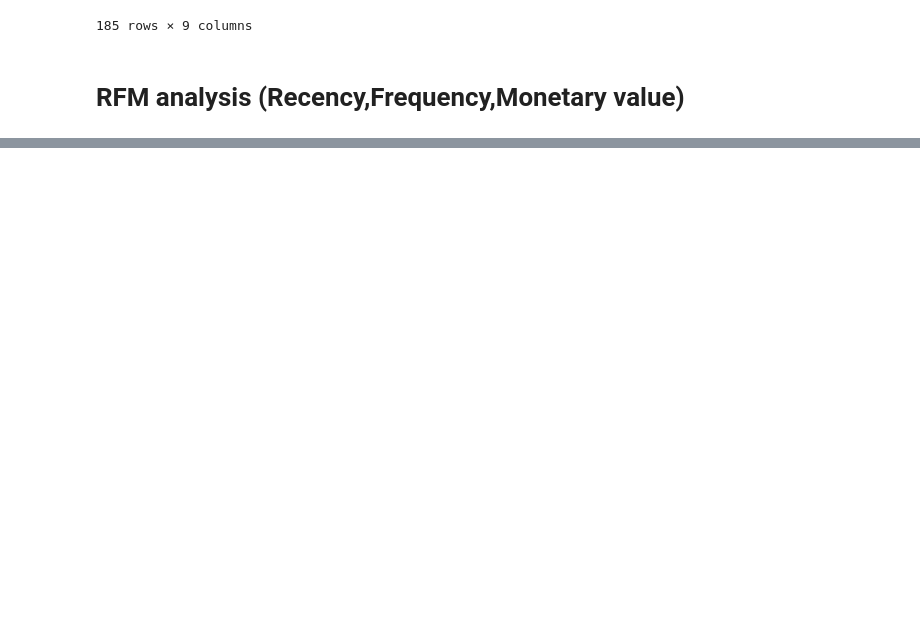
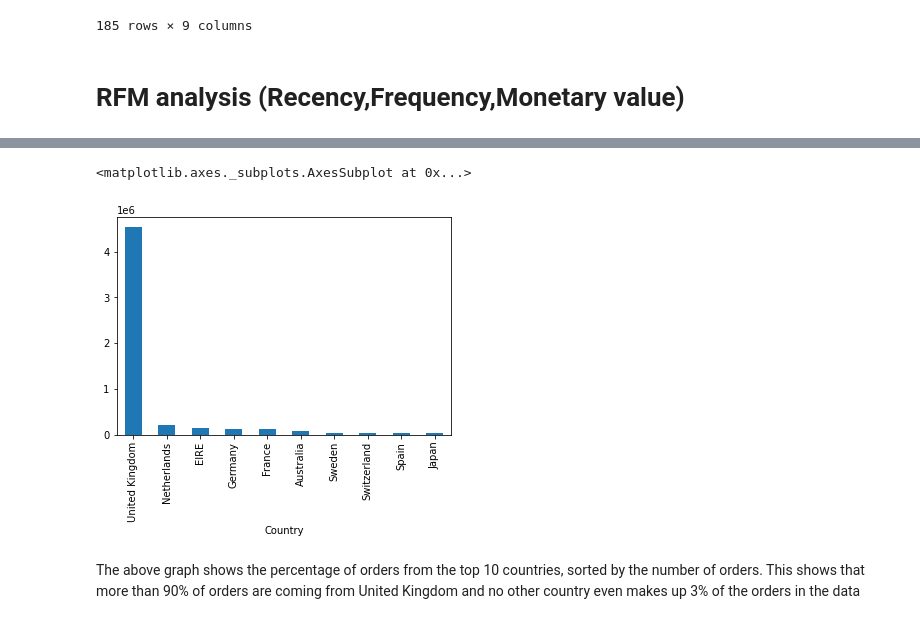
Before and after one commit to sambhajizambre/Project, a Jupyter notebook: Capstone Project 1-propensity model.ipynb, the cells around one changed output, grey strips where cells are left out. Saved outputs shown, nothing was run; the diff lists cells and outputs as text; code cells hidden in the pictures; blank space fills up the shorter version.

```diff
--- a/Capstone Project 1-propensity model.ipynb
+++ b/Capstone Project 1-propensity model.ipynb
@@ -314,0 +323,3 @@ KeyError: ignored
+# %%
+country_price=df.groupby("Country")["Quantity"].sum().sort_values(ascending=False)
+country_price
@@ -314,0 +371,7 @@ KeyError: ignored
+# %%
+country_price[:10].plot(kind='bar')
+# %% [output]
+<matplotlib.axes._subplots.AxesSubplot at 0x...>
+[figure, added]
+# %% [markdown]
+The above graph shows the percentage of orders from the top 10 countries, sorted by the number of orders. This shows that more than 90% of orders are coming from United Kingdom and no other country even makes up 3% of the orders in the data
```
Also changed, not shown: parts of 12 cells of this notebook.
